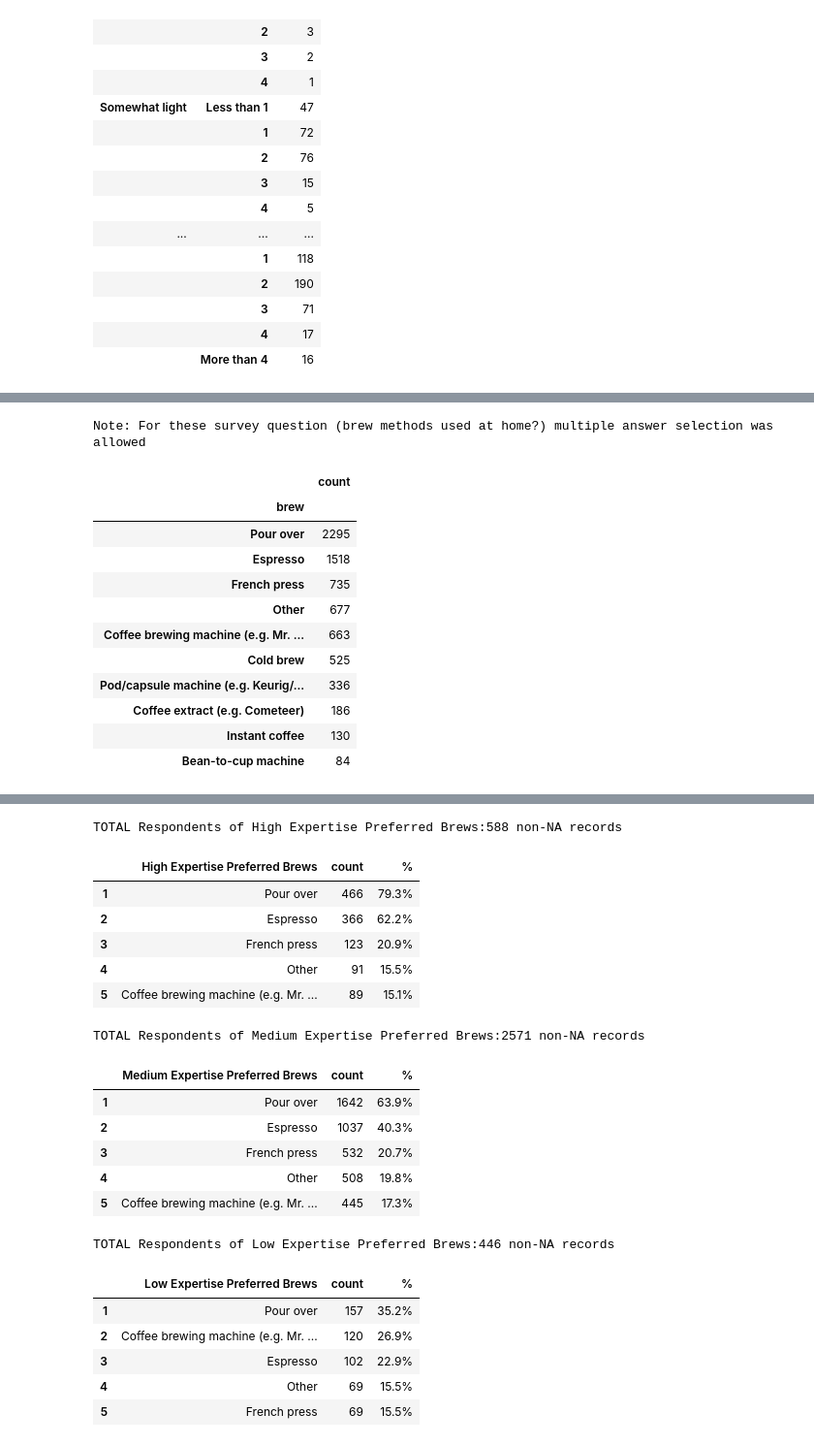
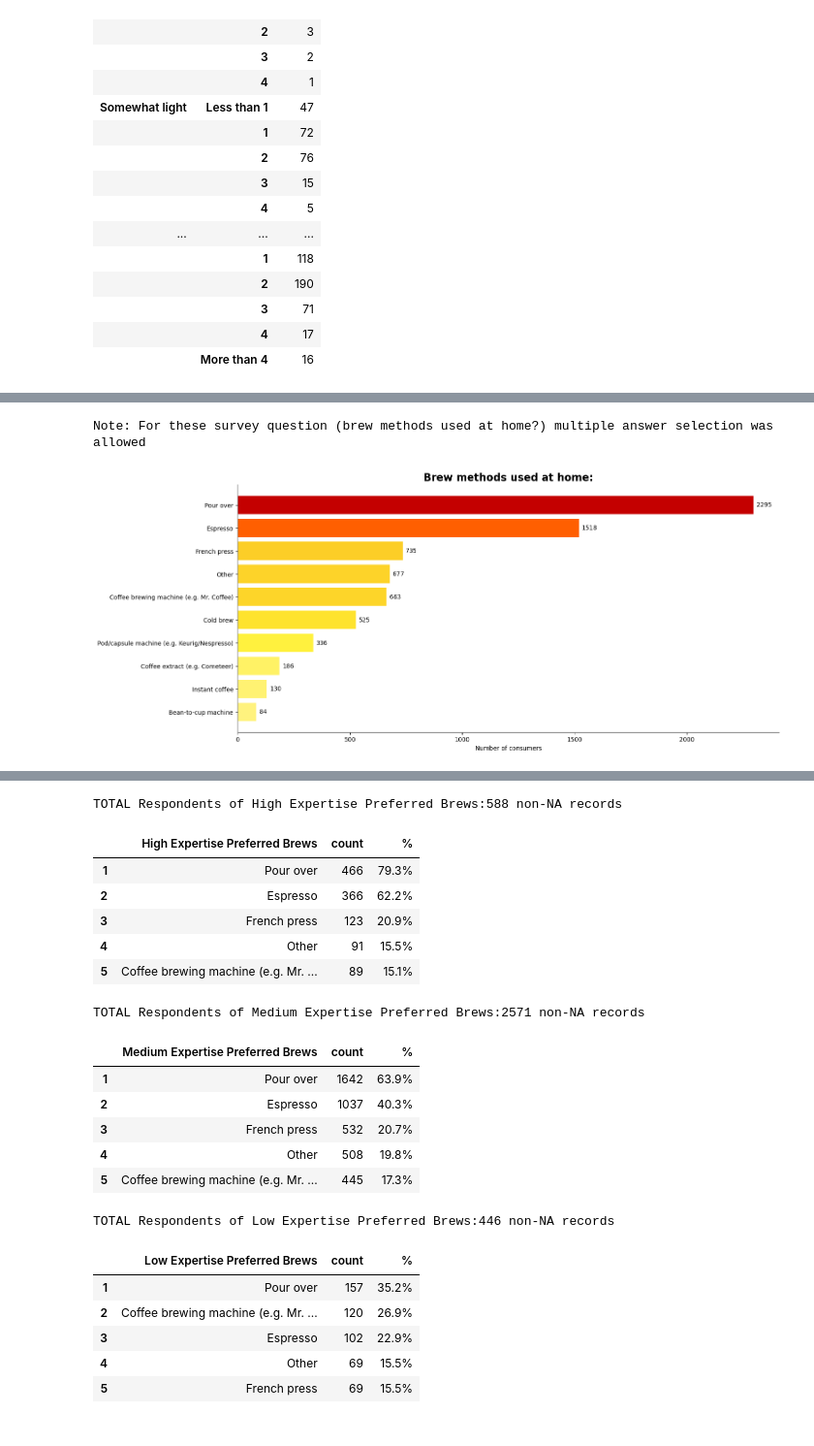
Before and after one commit to briella-codes/coffee_survey, a Jupyter notebook: notebooks/survey_analysis_english.ipynb, the cells around one changed output, grey strips where cells are left out. Shown at 97% size. Cells and saved outputs as stored; diff of their text form; code cells hidden in the pictures.

```diff
--- a/notebooks/survey_analysis_english.ipynb
+++ b/notebooks/survey_analysis_english.ipynb
@@ -416,57 +395,50 @@ summary(count_by_strength_cups, show="display")
 # %%
 print_title("BREWS METHODS USED AT HOME")
 print("Note: For these survey question (brew methods used at home?) multiple answer selection was allowed")
-count_by_brew_method = group_and_count(survey_df_eda,"brew").sort_values(ascending=False)
-summary(count_by_brew_method, show="display")
+count_by_brew_method = group_and_count(survey_df_eda,"brew").sort_values(ascending=True)
+fig, ax_brew = plt.subplots(figsize=(16,6))
+ax_xy_labels = ("Number of consumers","")
+graphic_horizontal_bar_chart(ax_brew,count_by_brew_method,"Brew methods used at home:",ax_xy_labels)
+plt.tight_layout()
+plt.show()
 
-print_title("Comparing TOP 5<br> BREWS METHODS used at HOME for<br> High vs Medium vs Low EXPERTISE consumers")
+print_subtitle("Comparing TOP 5<br> BREWS METHODS used at HOME for<br> High vs Medium vs Low EXPERTISE consumers")
 
 high_expertise_consumers = survey_df_eda[survey_df_eda["expertise"]>=8]
 medium_expertise_consumers = survey_df_eda[(survey_df_eda["expertise"]<8) & (survey_df_eda["expertise"]>=4)]
 low_expertise_consumers = survey_df_eda[survey_df_eda["expertise"]<=3]
 high_expertise_top_brews = calculate_percentage_by_group(high_expertise_consumers,"brew",group_title="High Expertise Preferred Brews",sort="desc").head(5)
 medium_expertise_top_brews = calculate_percentage_by_group(medium_expertise_consumers,"brew",group_title="Medium Expertise Preferred Brews",sort="desc").head(5)
 low_expertise_top_brews = calculate_percentage_by_group(low_expertise_consumers,"brew",group_title="Low Expertise Preferred Brews",sort="desc").head(5)
 
 #function "summary()" by default returns a HTML pretty format type
 display_horizontal(summary(high_expertise_top_brews, notes=True),summary(medium_expertise_top_brews,notes=True),summary(low_expertise_top_brews,notes=True))
 # %% [output]
 [interactive output not drawn]
 Note: For these survey question (brew methods used at home?) multiple answer selection was allowed
-|  | count |
-| brew |  |
-| Pour over | 2295 |
-| Espresso | 1518 |
-| French press | 735 |
-| Other | 677 |
-| Coffee brewing machine (e.g. Mr. ... | 663 |
-| Cold brew | 525 |
-| Pod/capsule machine (e.g. Keurig/... | 336 |
-| Coffee extract (e.g. Cometeer) | 186 |
-| Instant coffee | 130 |
-| Bean-to-cup machine | 84 |
+[figure, added]
 [interactive output not drawn]
 TOTAL Respondents of High Expertise Preferred Brews:588 non-NA records
+|  | High Expertise Preferred Brews | count | % |
+| 1 | Pour over | 466 | 79.3% |
+| 2 | Espresso | 366 | 62.2% |
+| 3 | French press | 123 | 20.9% |
+| 4 | Other | 91 | 15.5% |
+| 5 | Coffee brewing machine (e.g. Mr. ... | 89 | 15.1% |
+TOTAL Respondents of Medium Expertise Preferred Brews:2571 non-NA records
-|  | High Expertise Preferred Brews | count | % |
-| 1 | Pour over | 466 | 79.3% |
-| 2 | Espresso | 366 | 62.2% |
-| 3 | French press | 123 | 20.9% |
-| 4 | Other | 91 | 15.5% |
-| 5 | Coffee brewing machine (e.g. Mr. ... | 89 | 15.1% |
+|  | Medium Expertise Preferred Brews | count | % |
+| 1 | Pour over | 1642 | 63.9% |
+| 2 | Espresso | 1037 | 40.3% |
+| 3 | French press | 532 | 20.7% |
+| 4 | Other | 508 | 19.8% |
+| 5 | Coffee brewing machine (e.g. Mr. ... | 445 | 17.3% |
-TOTAL Respondents of Medium Expertise Preferred Brews:2571 non-NA records
+TOTAL Respondents of Low Expertise Preferred Brews:446 non-NA records
-|  | Medium Expertise Preferred Brews | count | % |
-| 1 | Pour over | 1642 | 63.9% |
-| 2 | Espresso | 1037 | 40.3% |
-| 3 | French press | 532 | 20.7% |
-| 4 | Other | 508 | 19.8% |
-| 5 | Coffee brewing machine (e.g. Mr. ... | 445 | 17.3% |
+|  | Low Expertise Preferred Brews | count | % |
+| 1 | Pour over | 157 | 35.2% |
+| 2 | Coffee brewing machine (e.g. Mr. ... | 120 | 26.9% |
+| 3 | Espresso | 102 | 22.9% |
+| 4 | Other | 69 | 15.5% |
+| 5 | French press | 69 | 15.5% |
-TOTAL Respondents of Low Expertise Preferred Brews:446 non-NA records
-|  | Low Expertise Preferred Brews | count | % |
-| 1 | Pour over | 157 | 35.2% |
-| 2 | Coffee brewing machine (e.g. Mr. ... | 120 | 26.9% |
-| 3 | Espresso | 102 | 22.9% |
-| 4 | Other | 69 | 15.5% |
-| 5 | French press | 69 | 15.5% |
 # %%
 print_title("ANALYSIS OF COFFEE ADDITIVES PREFERENCES : ")
 #print("Note: For these survey questions (additions, sweeteners and dairies) multiple answer selection was allowed")
```
Also changed, not shown: parts of 6 cells of this notebook, 2 other files.
